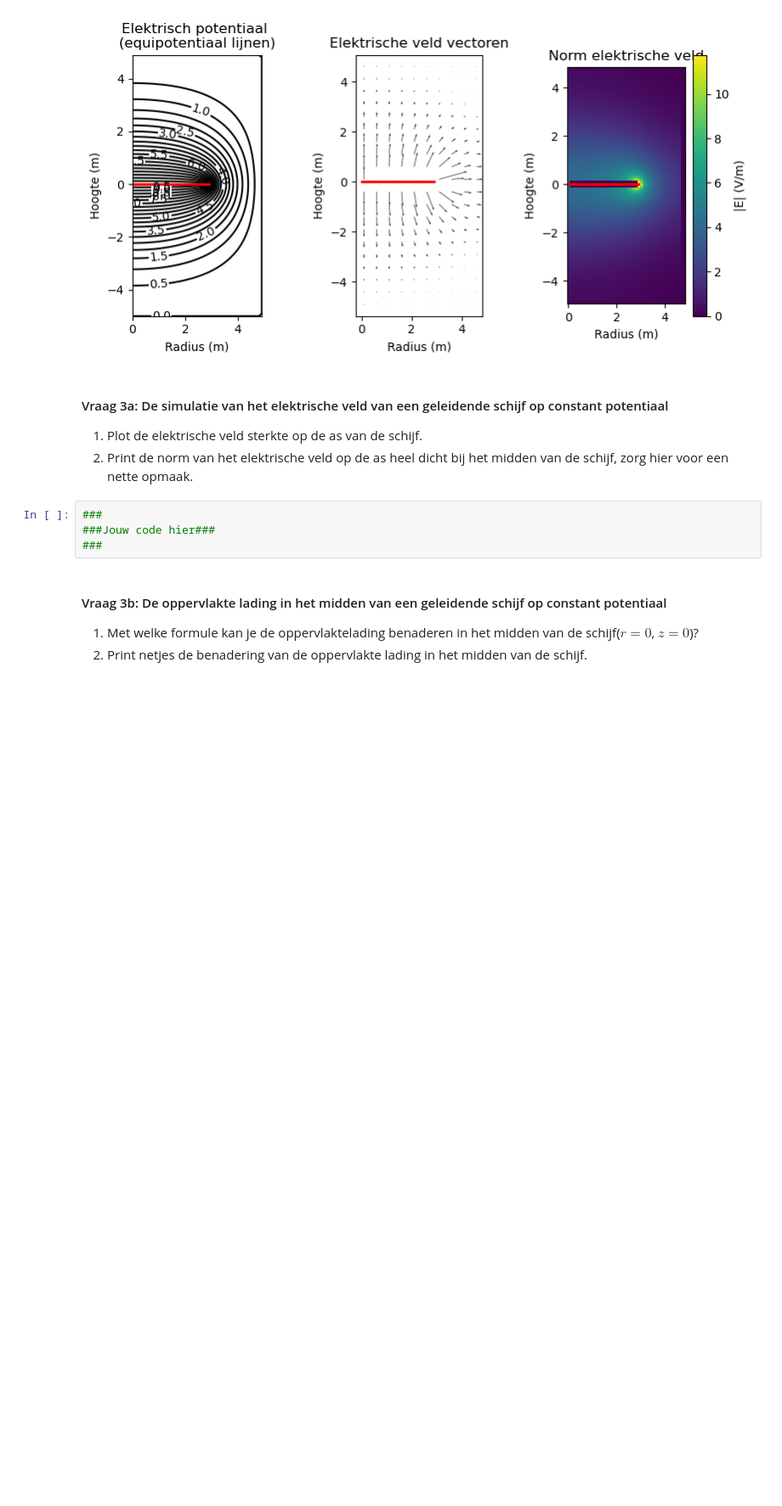
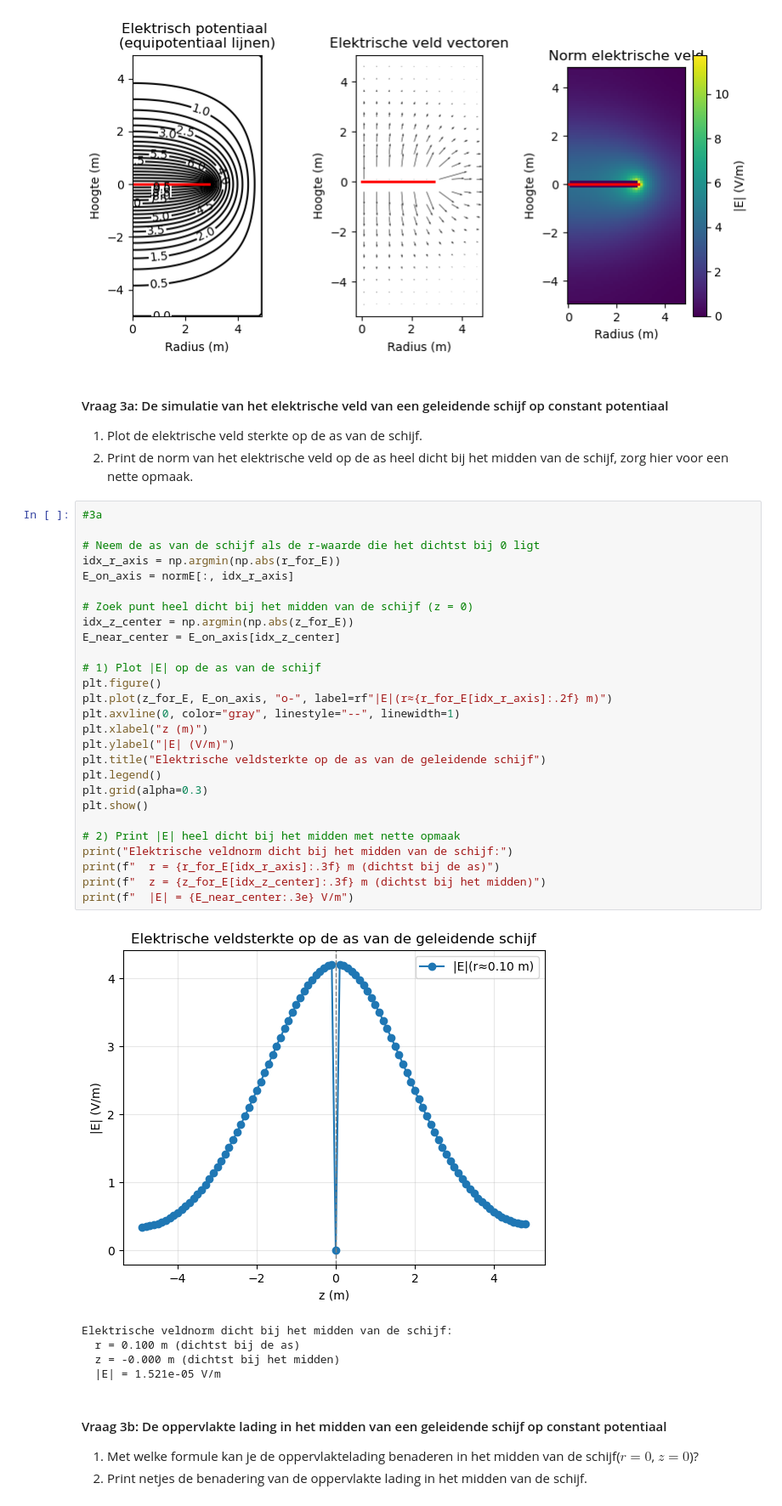
Before and after one commit to AnnetMoeleker/opdrachten-DEF-D, a Jupyter notebook: DigitaleOntwerpopdrachten/1CondensatorOpdracht/CondensatorOntwerpopdracht.ipynb, the cells around one changed output. Shown at 85% size. Saved outputs shown, nothing was run; the diff lists cells and outputs as text; blank space fills up the shorter version.

```diff
--- a/DigitaleOntwerpopdrachten/1CondensatorOpdracht/CondensatorOntwerpopdracht.ipynb
+++ b/DigitaleOntwerpopdrachten/1CondensatorOpdracht/CondensatorOntwerpopdracht.ipynb
@@ -407,9 +407,38 @@ plot_results_disk(Ez, Er, normE, V, r, z, grid_step, disk_radius, z_pos_disk1, z
 1. Plot de elektrische veld sterkte op de as van de schijf.
 2. Print de norm van het elektrische veld op de as heel dicht bij het midden van de schijf, zorg hier voor een nette opmaak.
 # %%
-###
-###Jouw code hier###
-###
+#3a
+
+# Neem de as van de schijf als de r-waarde die het dichtst bij 0 ligt
+idx_r_axis = np.argmin(np.abs(r_for_E))
+E_on_axis = normE[:, idx_r_axis]
+
+# Zoek punt heel dicht bij het midden van de schijf (z = 0)
+idx_z_center = np.argmin(np.abs(z_for_E))
+E_near_center = E_on_axis[idx_z_center]
+
+# 1) Plot |E| op de as van de schijf
+plt.figure()
+plt.plot(z_for_E, E_on_axis, "o-", label=rf"|E|(r≈{r_for_E[idx_r_axis]:.2f} m)")
+plt.axvline(0, color="gray", linestyle="--", linewidth=1)
+plt.xlabel("z (m)")
+plt.ylabel("|E| (V/m)")
+plt.title("Elektrische veldsterkte op de as van de geleidende schijf")
+plt.legend()
+plt.grid(alpha=0.3)
+plt.show()
+
+# 2) Print |E| heel dicht bij het midden met nette opmaak
+print("Elektrische veldnorm dicht bij het midden van de schijf:")
+print(f"  r = {r_for_E[idx_r_axis]:.3f} m (dichtst bij de as)")
+print(f"  z = {z_for_E[idx_z_center]:.3f} m (dichtst bij het midden)")
+print(f"  |E| = {E_near_center:.3e} V/m")
+# %% [output]
+[figure, added]
+Elektrische veldnorm dicht bij het midden van de schijf:
+  r = 0.100 m (dichtst bij de as)
+  z = -0.000 m (dichtst bij het midden)
+  |E| = 1.521e-05 V/m
 # %% [markdown]
 #### Vraag 3b: De oppervlakte lading in het midden van een geleidende schijf op constant potentiaal
 
```
Also changed, not shown: parts of 11 cells of this notebook.
